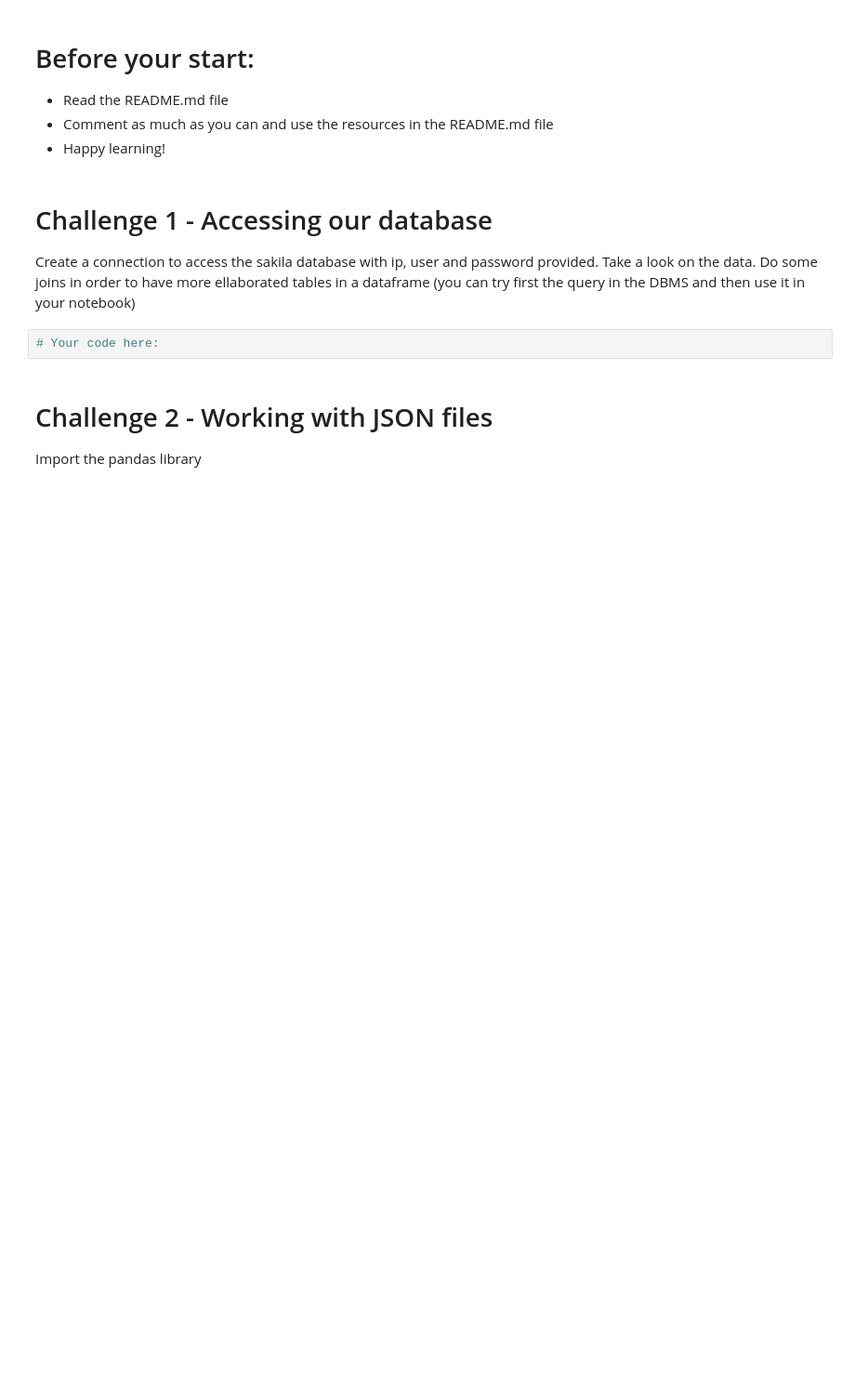
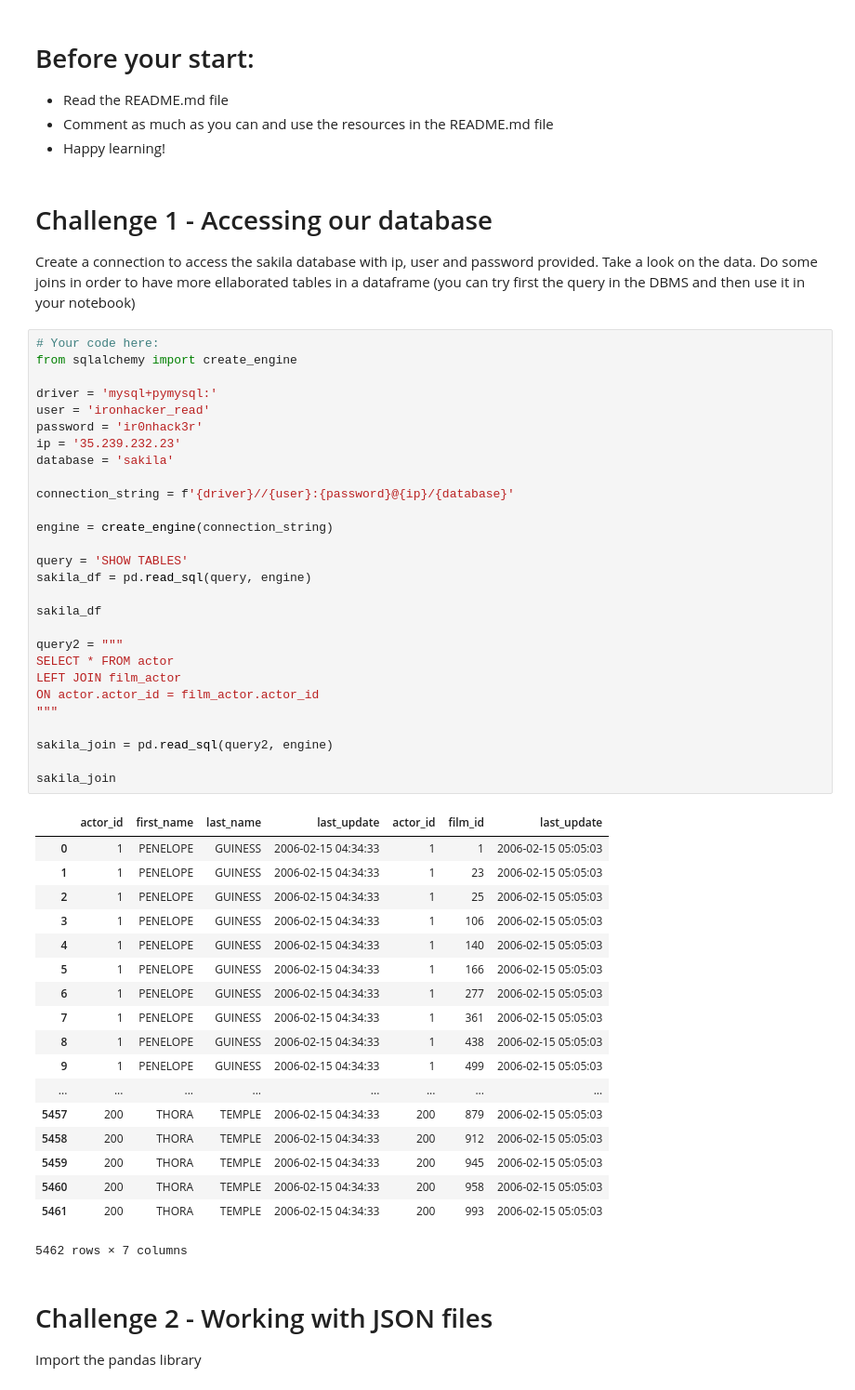
Before and after one commit to ta-data-bcn/lab-import-export, a Jupyter notebook: your-code/main.ipynb, the cells around one changed output. Shown at 93% size. Drawn from its saved outputs; the diff is of its cells as text; blank space fills up the shorter version.

```diff
--- a/your-code/main.ipynb
+++ b/your-code/main.ipynb
@@ -6,8 +6,53 @@
 # %% [markdown]
 # Challenge 1 - Accessing our database
 Create a connection to access the sakila database with ip, user and password provided. Take a look on the data. Do some joins in order to have more ellaborated tables in a dataframe (you can try first the query in the DBMS and then use it in your notebook)
-# %%
-# Your code here:
+# %%
+# Your code here:
+from sqlalchemy import create_engine
+
+driver = 'mysql+pymysql:'
+user = 'ironhacker_read'
+password = 'ir0nhack3r'
+ip = '35.239.232.23'
+database = 'sakila'
+
+connection_string = f'{driver}//{user}:{password}@{ip}/{database}'
+
+engine = create_engine(connection_string)
+
+query = 'SHOW TABLES'
+sakila_df = pd.read_sql(query, engine)
+
+sakila_df
+
+query2 = """
+SELECT * FROM actor
+LEFT JOIN film_actor
+ON actor.actor_id = film_actor.actor_id
+"""
+
+sakila_join = pd.read_sql(query2, engine)
+
+sakila_join
+# %% [output]
+|  | actor_id | first_name | last_name | last_update | actor_id | film_id | last_update |
+| 0 | 1 | PENELOPE | GUINESS | 2006-02-15 04:34:33 | 1 | 1 | 2006-02-15 05:05:03 |
+| 1 | 1 | PENELOPE | GUINESS | 2006-02-15 04:34:33 | 1 | 23 | 2006-02-15 05:05:03 |
+| 2 | 1 | PENELOPE | GUINESS | 2006-02-15 04:34:33 | 1 | 25 | 2006-02-15 05:05:03 |
+| 3 | 1 | PENELOPE | GUINESS | 2006-02-15 04:34:33 | 1 | 106 | 2006-02-15 05:05:03 |
+| 4 | 1 | PENELOPE | GUINESS | 2006-02-15 04:34:33 | 1 | 140 | 2006-02-15 05:05:03 |
+| 5 | 1 | PENELOPE | GUINESS | 2006-02-15 04:34:33 | 1 | 166 | 2006-02-15 05:05:03 |
+| 6 | 1 | PENELOPE | GUINESS | 2006-02-15 04:34:33 | 1 | 277 | 2006-02-15 05:05:03 |
+| 7 | 1 | PENELOPE | GUINESS | 2006-02-15 04:34:33 | 1 | 361 | 2006-02-15 05:05:03 |
+| 8 | 1 | PENELOPE | GUINESS | 2006-02-15 04:34:33 | 1 | 438 | 2006-02-15 05:05:03 |
+| 9 | 1 | PENELOPE | GUINESS | 2006-02-15 04:34:33 | 1 | 499 | 2006-02-15 05:05:03 |
+| ... | ... | ... | ... | ... | ... | ... | ... |
+| 5457 | 200 | THORA | TEMPLE | 2006-02-15 04:34:33 | 200 | 879 | 2006-02-15 05:05:03 |
+| 5458 | 200 | THORA | TEMPLE | 2006-02-15 04:34:33 | 200 | 912 | 2006-02-15 05:05:03 |
+| 5459 | 200 | THORA | TEMPLE | 2006-02-15 04:34:33 | 200 | 945 | 2006-02-15 05:05:03 |
+| 5460 | 200 | THORA | TEMPLE | 2006-02-15 04:34:33 | 200 | 958 | 2006-02-15 05:05:03 |
+| 5461 | 200 | THORA | TEMPLE | 2006-02-15 04:34:33 | 200 | 993 | 2006-02-15 05:05:03 |
+5462 rows × 7 columns
 # %% [markdown]
 # Challenge 2 - Working with JSON files
 
```
Also changed, not shown: parts of 15 cells of this notebook, 1 other file.
